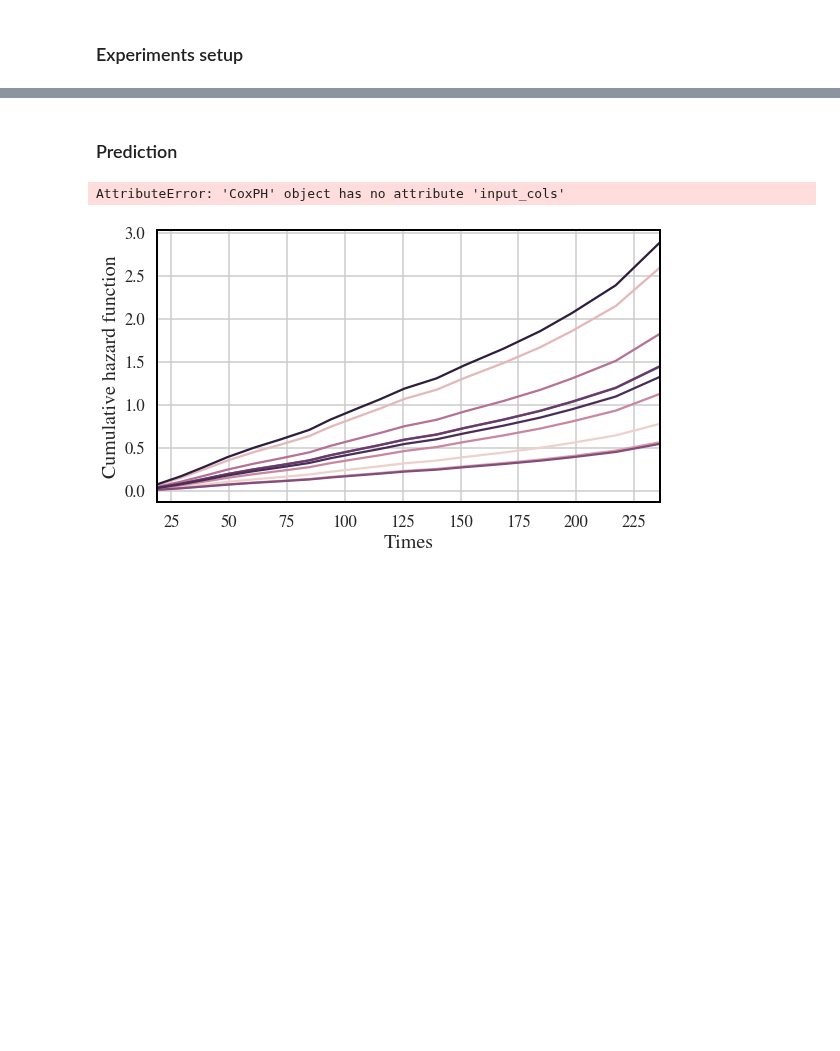
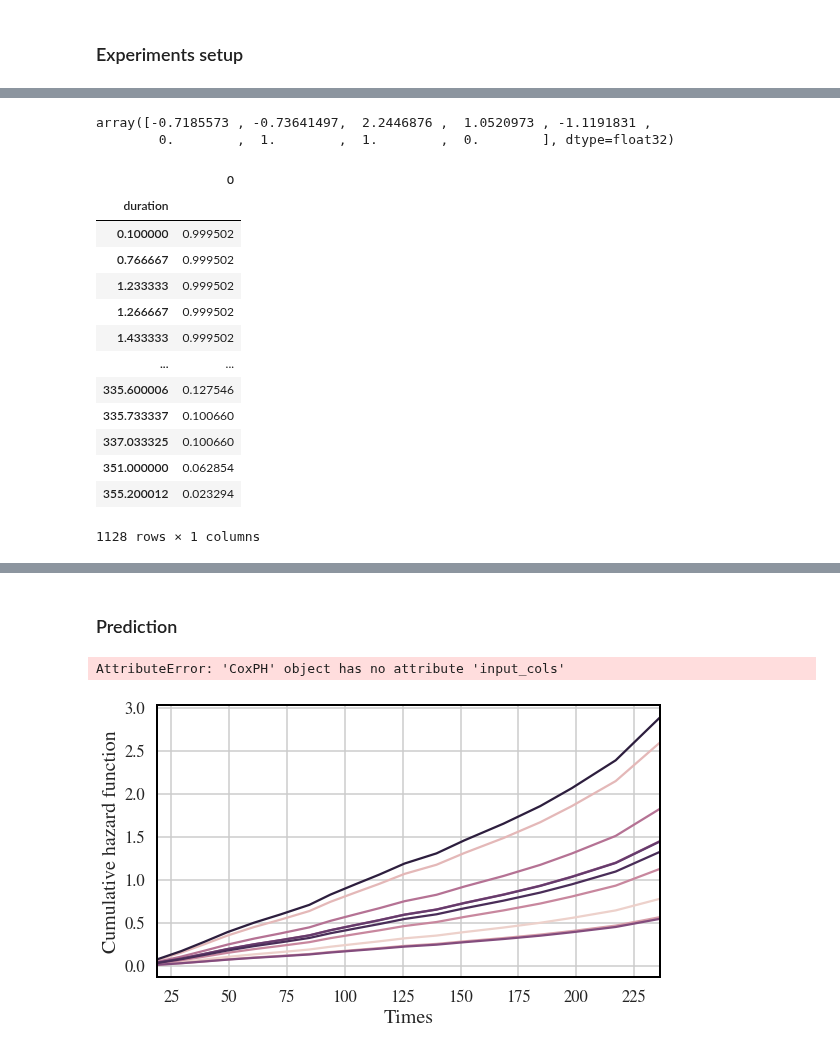
Before and after one commit to TeamHeKA/survinsights, a Jupyter notebook: tutorials_withpycox.ipynb, the cells around one changed output, grey strips where cells are left out. Drawn from its saved outputs; the diff is of its cells as text; code cells hidden in the pictures; blank space fills up the shorter version.

```diff
--- a/tutorials_withpycox.ipynb
+++ b/tutorials_withpycox.ipynb
@@ -123,3 +131,26 @@ def chf(newdata):
     return predict_cumulative_hazard_function_pycox(model,newdata)
 
 model_explainer = explainer(model = model , data = feats , label = surv_label , sf = sf , chf = chf)
+# %%
+x_test[1,:]
+# %% [output]
+array([-0.7185573 , -0.73641497,  2.2446876 ,  1.0520973 , -1.1191831 ,
+        0.        ,  1.        ,  1.        ,  0.        ], dtype=float32)
+# %%
+#predict_survival_function_pycox(model,feats[:10])
+model.predict_surv_df(x_test[1:2,:])
+# %% [output]
+|  | 0 |
+| duration |  |
+| 0.100000 | 0.999502 |
+| 0.766667 | 0.999502 |
+| 1.233333 | 0.999502 |
+| 1.266667 | 0.999502 |
+| 1.433333 | 0.999502 |
+| ... | ... |
+| 335.600006 | 0.127546 |
+| 335.733337 | 0.100660 |
+| 337.033325 | 0.100660 |
+| 351.000000 | 0.062854 |
+| 355.200012 | 0.023294 |
+1128 rows × 1 columns
```
Also changed, not shown: parts of 8 cells of this notebook, 1 other file.
